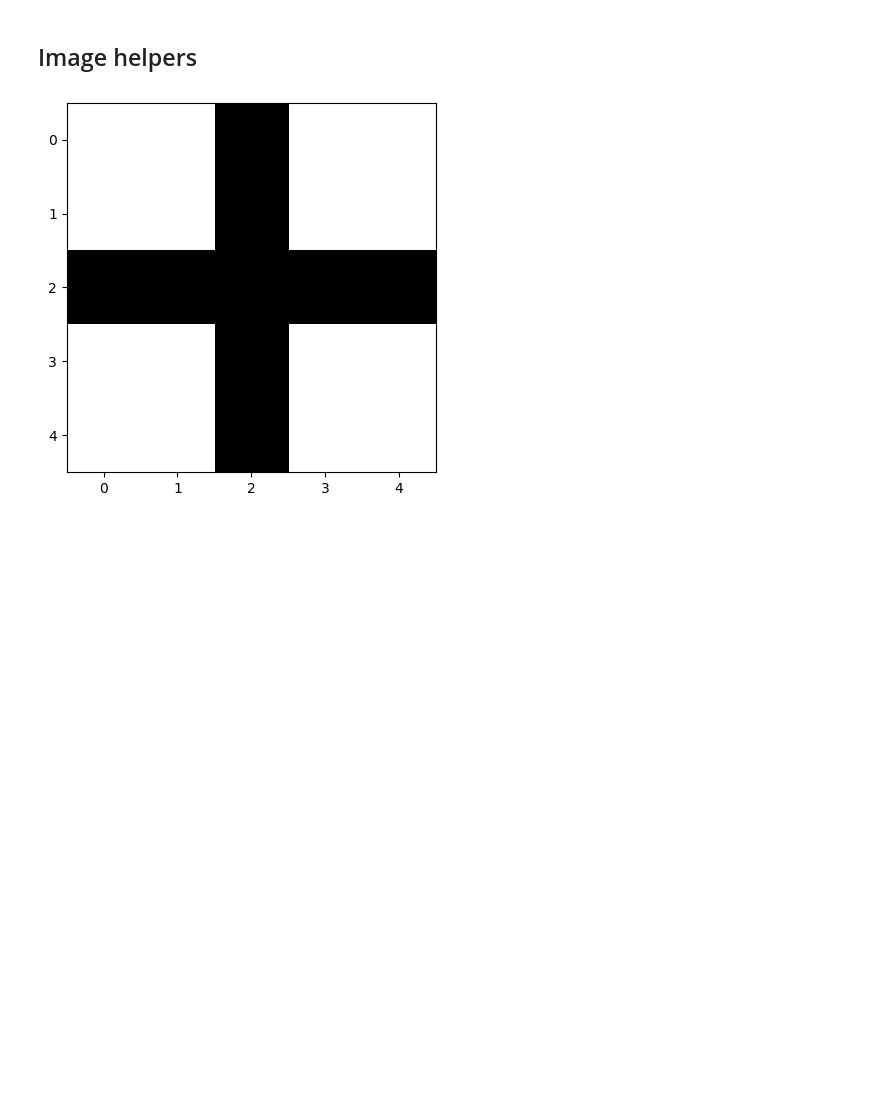
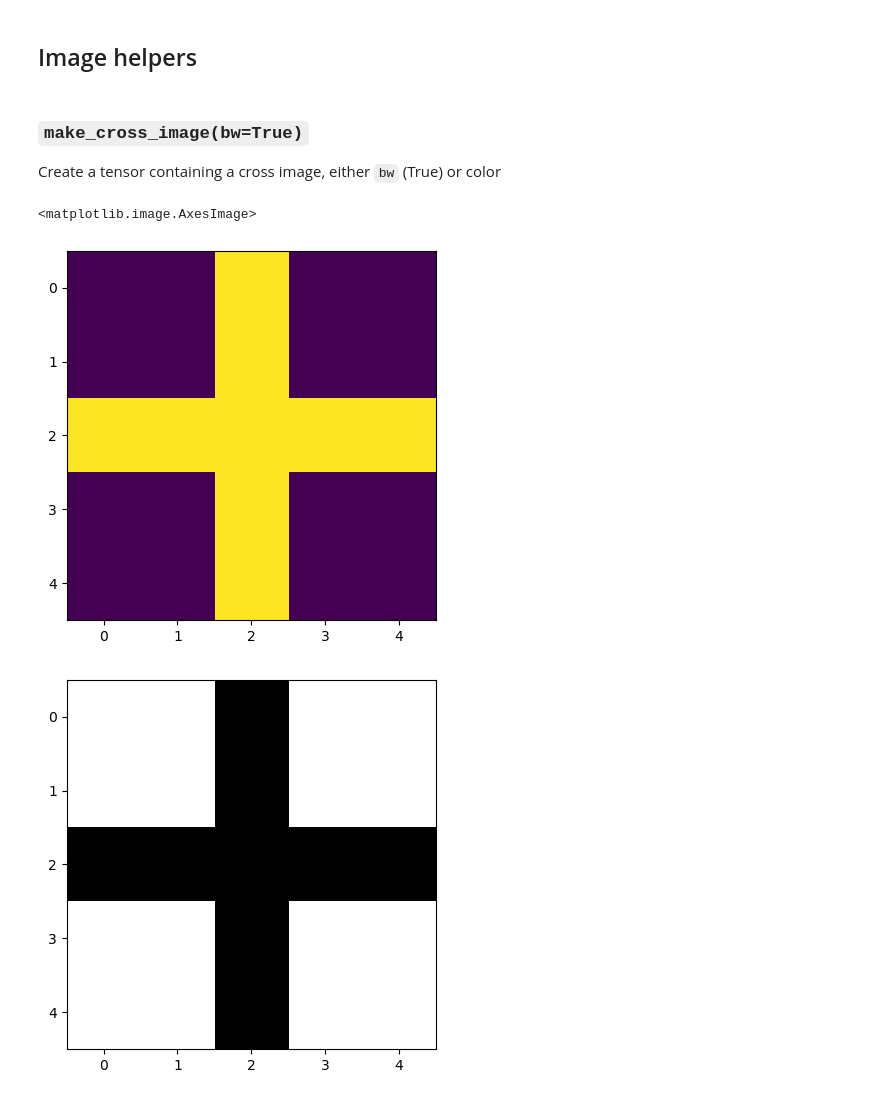
Before and after one commit to EmbraceLife/fastdebug, a Jupyter notebook: nbs/lib/src_fastai_000_torch_core.ipynb, the cells around one changed output. Saved outputs shown, nothing was run; the diff lists cells and outputs as text; code cells hidden in the pictures; blank space fills up the shorter version.

````diff
--- a/nbs/lib/src_fastai_000_torch_core.ipynb
+++ b/nbs/lib/src_fastai_000_torch_core.ipynb
@@ -2742,5 +3022,8 @@ test_fail(lambda: flatten_check(x1,x2))
 # %% [markdown]
 ## Image helpers
+# %% [markdown]
+### ```make_cross_image(bw=True)```
+Create a tensor containing a cross image, either `bw` (True) or color
 # %%
 #|export
 def make_cross_image(bw=True):
@@ -2754,6 +3037,11 @@ def make_cross_image(bw=True):
         im[0,2,:] = 1.
         im[1,:,2] = 1.
     return im
+# %%
+plt.imshow(make_cross_image()) # imshow's cmap default is with color
+# %% [output]
+<matplotlib.image.AxesImage>
+[figure, added]
 # %%
 plt.imshow(make_cross_image(), cmap="Greys");
 # %% [output]
````
Also changed, not shown: parts of 106 cells of this notebook, 4 other files.
